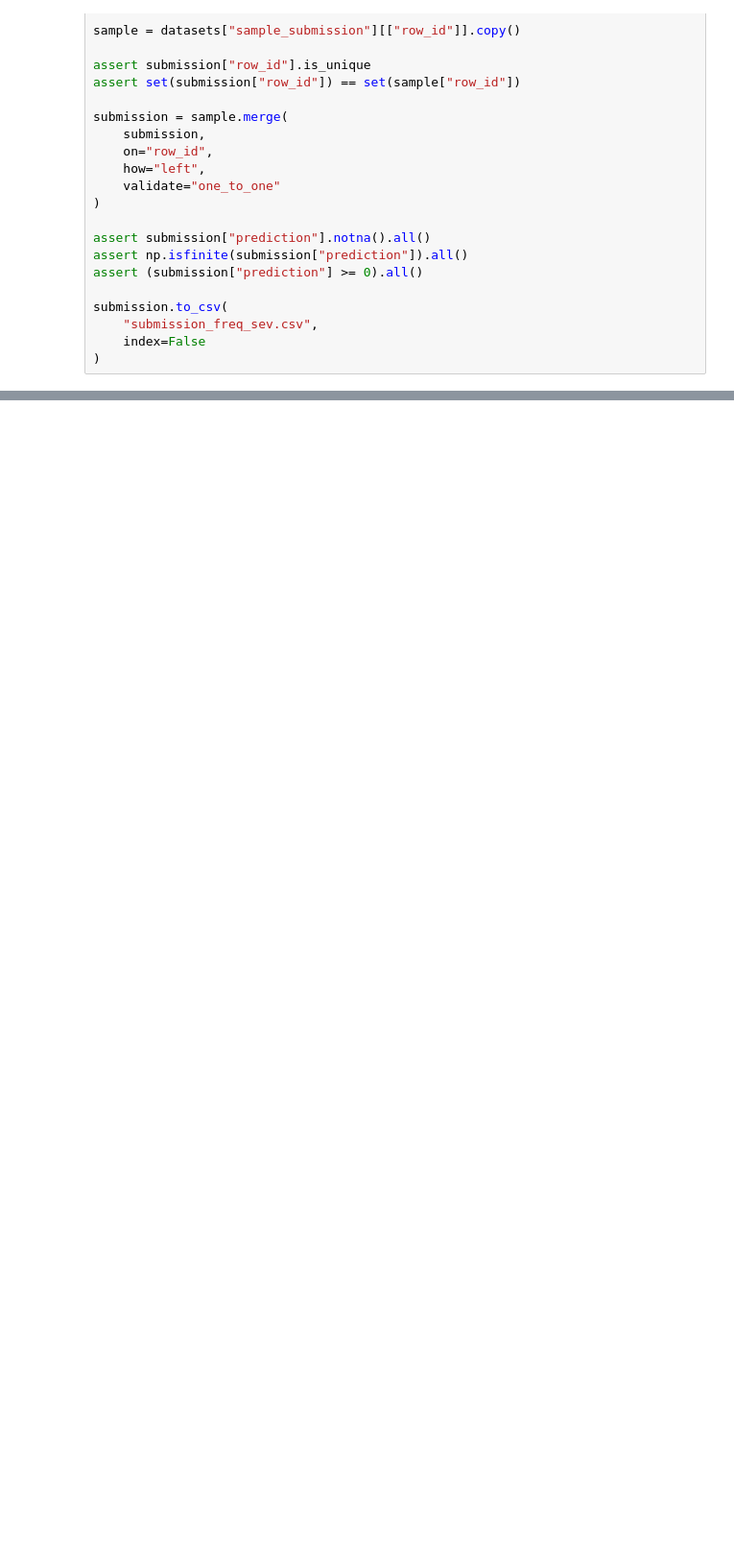
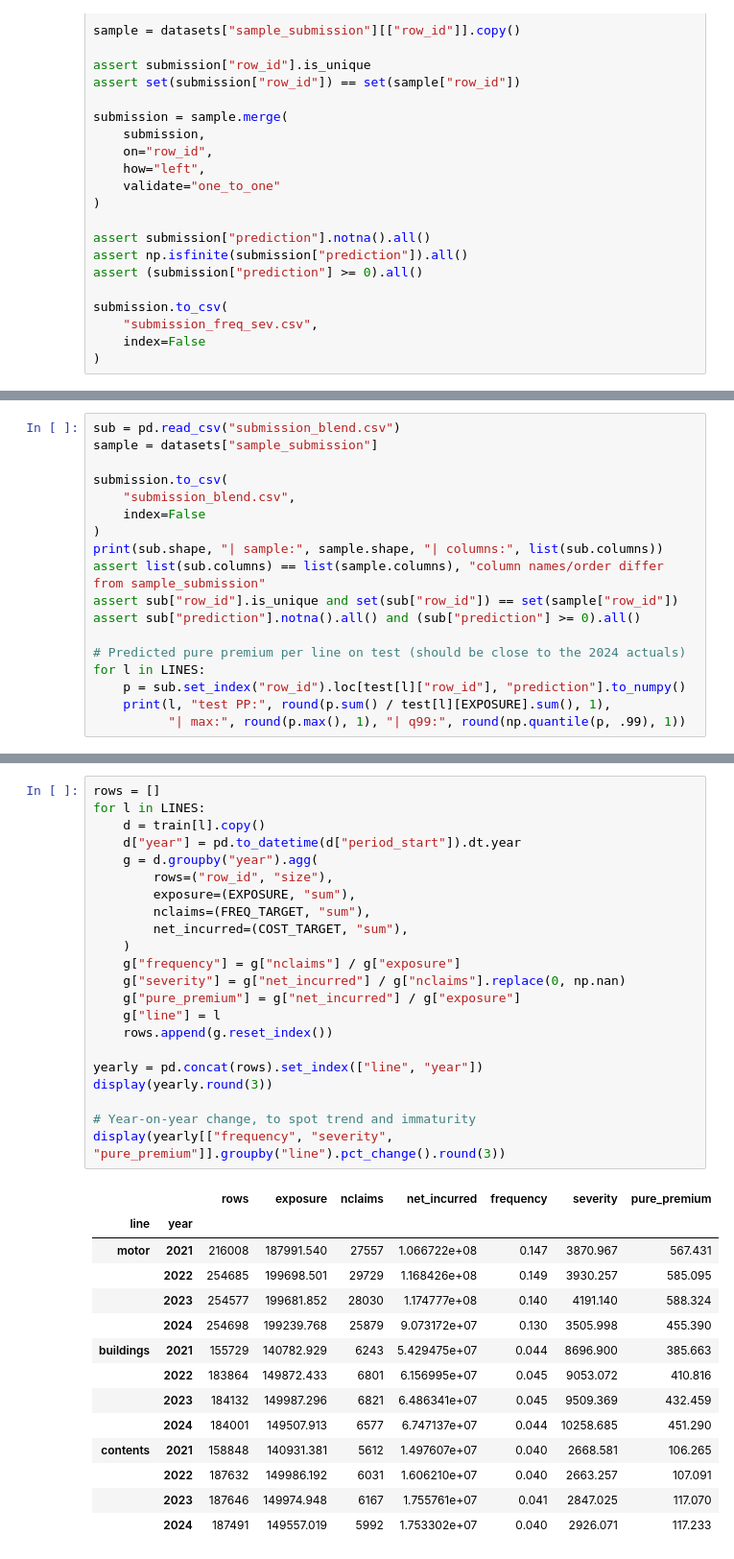
Before and after one commit to sarah-gui/Hackathon2026, a Jupyter notebook: analysis.ipynb, the cells around one changed output, grey strips where cells are left out. Shown at 96% size. Cells and saved outputs as stored; diff of their text form; blank space fills up the shorter version.

```diff
--- a/analysis.ipynb
+++ b/analysis.ipynb
@@ -1816,0 +2145,18 @@ contents
+# %%
+sub = pd.read_csv("submission_blend.csv")
+sample = datasets["sample_submission"]
+
+submission.to_csv(
+    "submission_blend.csv",
+    index=False
+)
+print(sub.shape, "| sample:", sample.shape, "| columns:", list(sub.columns))
+assert list(sub.columns) == list(sample.columns), "column names/order differ from sample_submission"
+assert sub["row_id"].is_unique and set(sub["row_id"]) == set(sample["row_id"])
+assert sub["prediction"].notna().all() and (sub["prediction"] >= 0).all()
+
+# Predicted pure premium per line on test (should be close to the 2024 actuals)
+for l in LINES:
+    p = sub.set_index("row_id").loc[test[l]["row_id"], "prediction"].to_numpy()
+    print(l, "test PP:", round(p.sum() / test[l][EXPOSURE].sum(), 1),
+          "| max:", round(p.max(), 1), "| q99:", round(np.quantile(p, .99), 1))
@@ -1816,0 +2168,37 @@ contents
+# %%
+rows = []
+for l in LINES:
+    d = train[l].copy()
+    d["year"] = pd.to_datetime(d["period_start"]).dt.year
+    g = d.groupby("year").agg(
+        rows=("row_id", "size"),
+        exposure=(EXPOSURE, "sum"),
+        nclaims=(FREQ_TARGET, "sum"),
+        net_incurred=(COST_TARGET, "sum"),
+    )
+    g["frequency"] = g["nclaims"] / g["exposure"]
+    g["severity"] = g["net_incurred"] / g["nclaims"].replace(0, np.nan)
+    g["pure_premium"] = g["net_incurred"] / g["exposure"]
+    g["line"] = l
+    rows.append(g.reset_index())
+
+yearly = pd.concat(rows).set_index(["line", "year"])
+display(yearly.round(3))
+
+# Year-on-year change, to spot trend and immaturity
+display(yearly[["frequency", "severity", "pure_premium"]].groupby("line").pct_change().round(3))
+# %% [output]
+|  |  | rows | exposure | nclaims | net_incurred | frequency | severity | pure_premium |
+| line | year |  |  |  |  |  |  |  |
+| motor | 2021 | 216008 | 187991.540 | 27557 | 1.066722e+08 | 0.147 | 3870.967 | 567.431 |
+|  | 2022 | 254685 | 199698.501 | 29729 | 1.168426e+08 | 0.149 | 3930.257 | 585.095 |
+|  | 2023 | 254577 | 199681.852 | 28030 | 1.174777e+08 | 0.140 | 4191.140 | 588.324 |
+|  | 2024 | 254698 | 199239.768 | 25879 | 9.073172e+07 | 0.130 | 3505.998 | 455.390 |
+| buildings | 2021 | 155729 | 140782.929 | 6243 | 5.429475e+07 | 0.044 | 8696.900 | 385.663 |
+|  | 2022 | 183864 | 149872.433 | 6801 | 6.156995e+07 | 0.045 | 9053.072 | 410.816 |
+|  | 2023 | 184132 | 149987.296 | 6821 | 6.486341e+07 | 0.045 | 9509.369 | 432.459 |
+|  | 2024 | 184001 | 149507.913 | 6577 | 6.747137e+07 | 0.044 | 10258.685 | 451.290 |
+| contents | 2021 | 158848 | 140931.381 | 5612 | 1.497607e+07 | 0.040 | 2668.581 | 106.265 |
+|  | 2022 | 187632 | 149986.192 | 6031 | 1.606210e+07 | 0.040 | 2663.257 | 107.091 |
+|  | 2023 | 187646 | 149974.948 | 6167 | 1.755761e+07 | 0.041 | 2847.025 | 117.070 |
+|  | 2024 | 187491 | 149557.019 | 5992 | 1.753302e+07 | 0.040 | 2926.071 | 117.233 |
```
Also changed, not shown: parts of 15 cells of this notebook.
